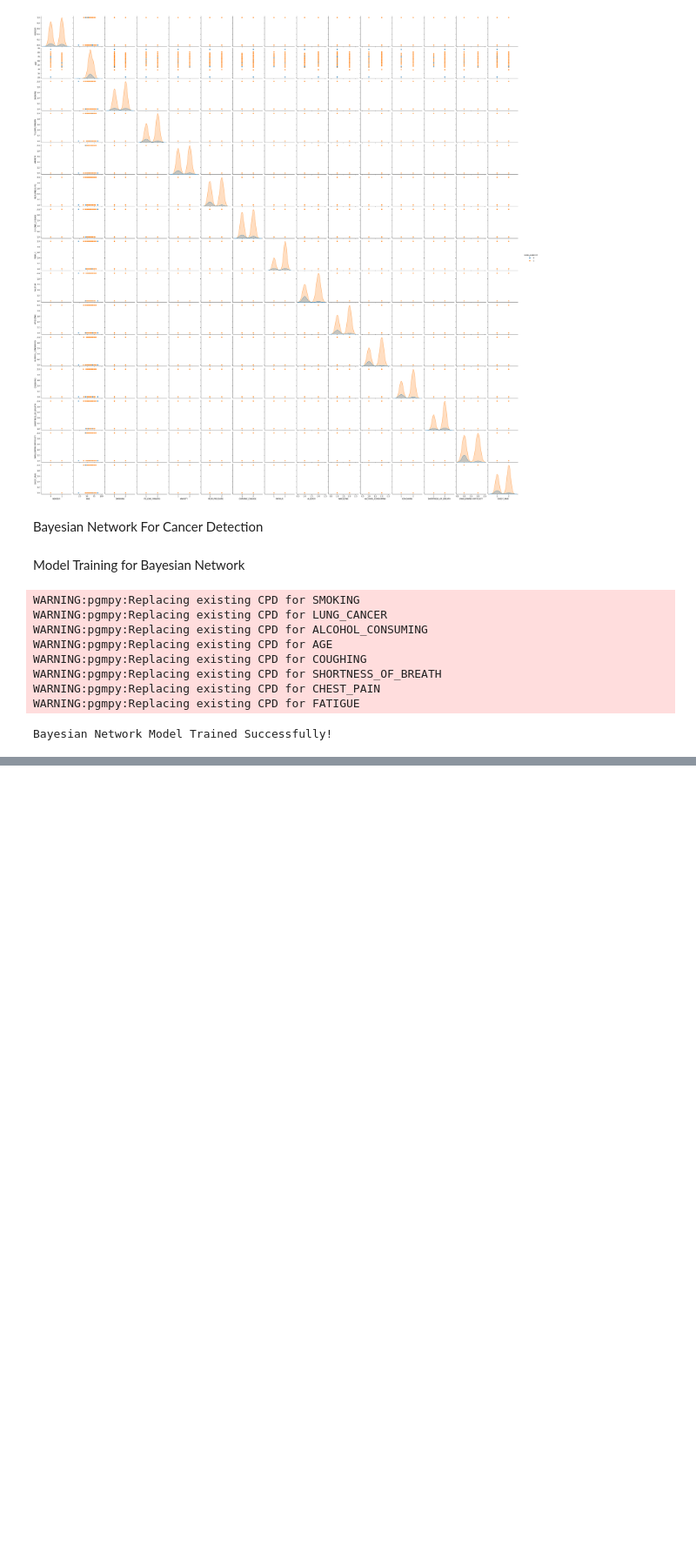
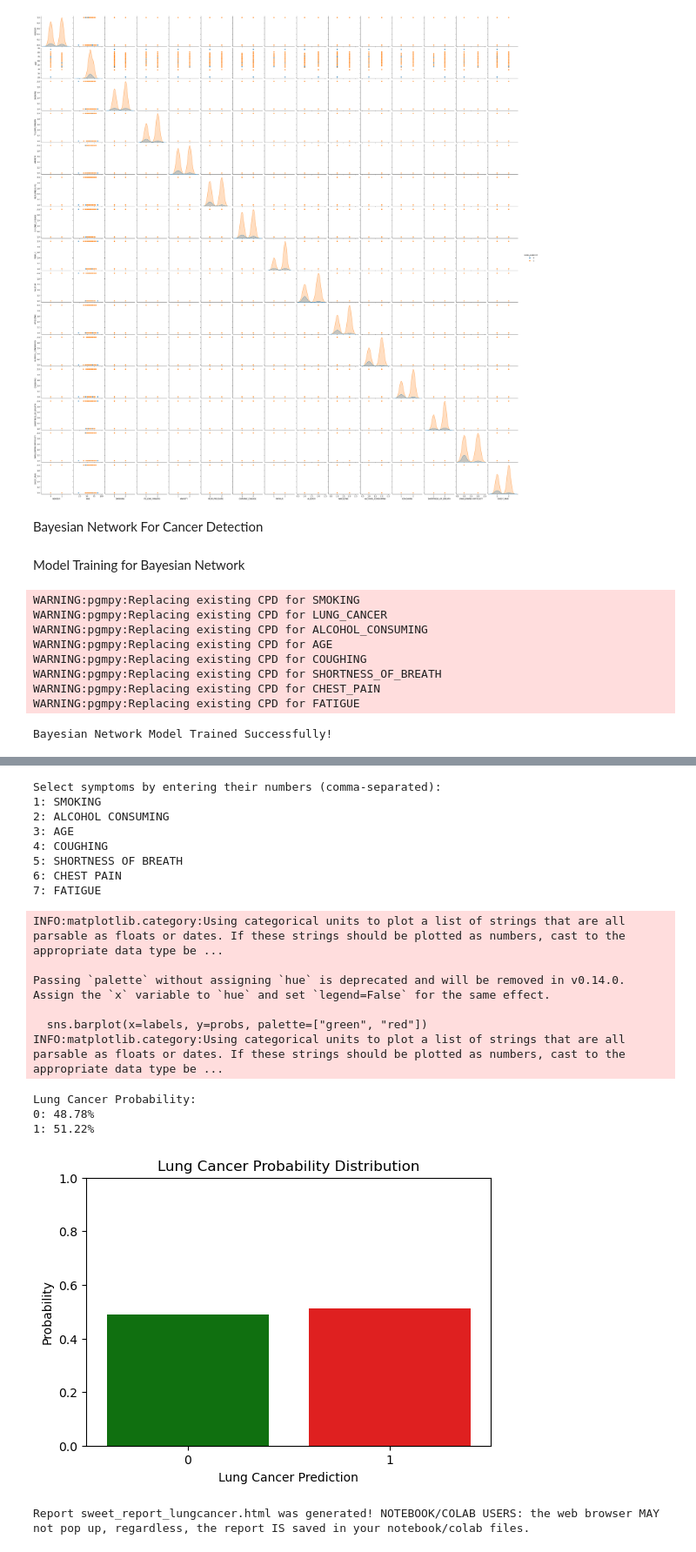
Before and after one commit to nivedhbot/earlycancerdetection_ML, a Jupyter notebook: LungCancer.ipynb, the cells around one changed output, grey strips where cells are left out. Shown at 87% size. Drawn from its saved outputs; the diff is of its cells as text; code cells hidden in the pictures; blank space fills up the shorter version.

```diff
--- a/LungCancer.ipynb
+++ b/LungCancer.ipynb
@@ -141,3 +141,6 @@ WARNING:pgmpy:Replacing existing CPD for SHORTNESS_OF_BREATH
 WARNING:pgmpy:Replacing existing CPD for CHEST_PAIN
 WARNING:pgmpy:Replacing existing CPD for FATIGUE
 Bayesian Network Model Trained Successfully!
+# %%
+query_result = inference.query(variables=["LUNG_CANCER"], evidence={"SMOKING": 1, "CHEST_PAIN": 1})
+print(query_result)
@@ -143,0 +185,70 @@ Bayesian Network Model Trained Successfully!
+# %%
+import seaborn as sns
+import matplotlib.pyplot as plt
+
+symptom_mapping = {
+    1: "SMOKING",
+    2: "ALCOHOL_CONSUMING",
+    3: "AGE",
+    4: "COUGHING",
+    5: "SHORTNESS_OF_BREATH",
+    6: "CHEST_PAIN",
+    7: "FATIGUE",
+
+}
+
+def predict_lung_cancer():
+    print("\nSelect symptoms by entering their numbers (comma-separated):")
+    for num, symptom in symptom_mapping.items():
+        print(f"{num}: {symptom.replace('_', ' ')}")
+
+    selected_nums = input("\nEnter symptom numbers (e.g., 1,3,5): ")
+
+    valid_nodes = set(inference.model.nodes())
+
+    evidence = {symptom_mapping[int(num)]: 1 for num in selected_nums.split(",")
+                if num.isdigit() and symptom_mapping[int(num)] in valid_nodes}
+
+    query_result = inference.query(variables=["LUNG_CANCER"], evidence=evidence)
+
+    probs = query_result.values
+    labels = [str(label) for label in query_result.state_names["LUNG_CANCER"]]
+
+    print("\nLung Cancer Probability:")
+    for label, prob in zip(labels, probs):
+        print(f"{label}: {prob:.2%}")
+
+    plt.figure(figsize=(6, 4))
+    sns.barplot(x=labels, y=probs, palette=["green", "red"])
+    plt.xlabel("Lung Cancer Prediction")
+    plt.ylabel("Probability")
+    plt.title("Lung Cancer Probability Distribution")
+    plt.ylim(0, 1)
+    plt.show()
+
+predict_lung_cancer()
+# %% [output]
+Select symptoms by entering their numbers (comma-separated):
+1: SMOKING
+2: ALCOHOL CONSUMING
+3: AGE
+4: COUGHING
+5: SHORTNESS OF BREATH
+6: CHEST PAIN
+7: FATIGUE
+INFO:matplotlib.category:Using categorical units to plot a list of strings that are all parsable as floats or dates. If these strings should be plotted as numbers, cast to the appropriate data type be ...
+
+Passing `palette` without assigning `hue` is deprecated and will be removed in v0.14.0. Assign the `x` variable to `hue` and set `legend=False` for the same effect.
+
+  sns.barplot(x=labels, y=probs, palette=["green", "red"])
+INFO:matplotlib.category:Using categorical units to plot a list of strings that are all parsable as floats or dates. If these strings should be plotted as numbers, cast to the appropriate data type be ...
+Lung Cancer Probability:
+0: 48.78%
+1: 51.22%
+[figure, added]
+# %%
+import sweetviz as sv
+sweet_report = sv.analyze(df_lung)
+sweet_report.show_html('sweet_report_lungcancer.html')
+# %% [output]
+Report sweet_report_lungcancer.html was generated! NOTEBOOK/COLAB USERS: the web browser MAY not pop up, regardless, the report IS saved in your notebook/colab files.
```
Also changed, not shown: parts of 3 cells of this notebook.
